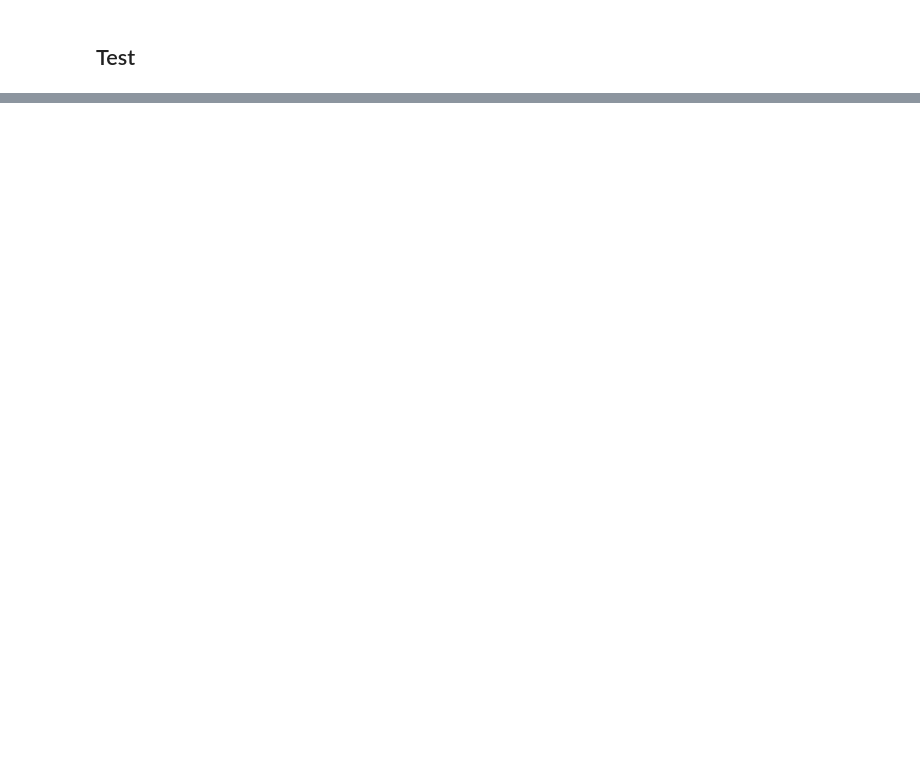
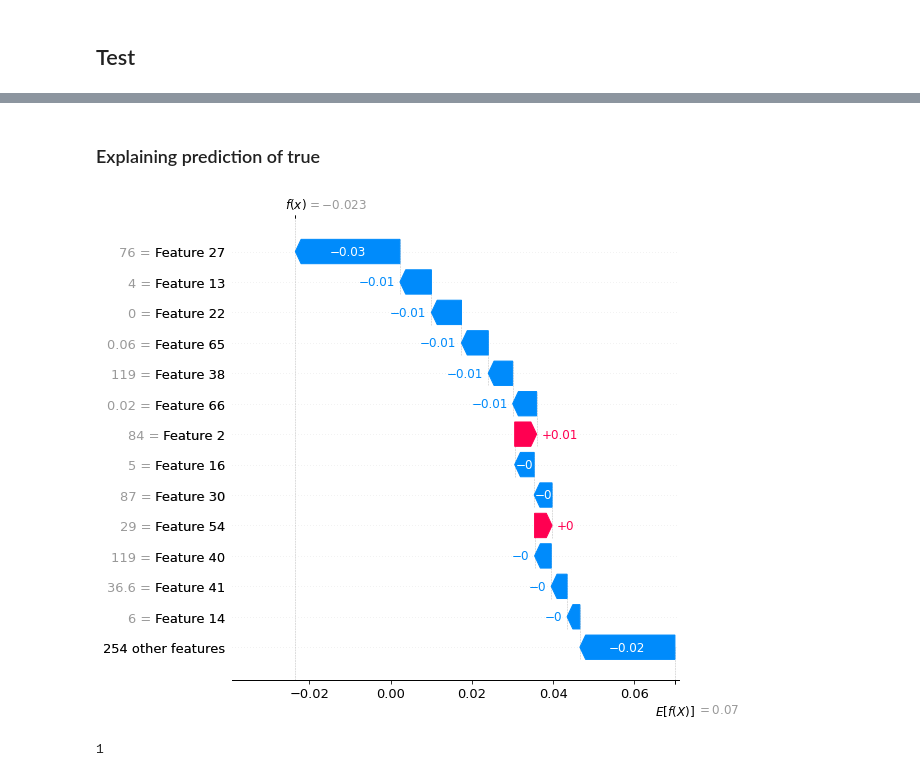
Before and after one commit to EladBil/DS-Squad-Project, a Jupyter notebook: Model/ModelNotebook.ipynb, the cells around one changed output, grey strips where cells are left out. Drawn from its saved outputs; the diff is of its cells as text; code cells hidden in the pictures; blank space fills up the shorter version.

```diff
--- a/Model/ModelNotebook.ipynb
+++ b/Model/ModelNotebook.ipynb
@@ -231,0 +257,7 @@ pred_results
+# %% [markdown]
+### Explaining prediction of true
+# %%
+shap.plots.waterfall(shap_values_500[3], max_display=14)
+# %% [output]
+[figure, added]
+1
```
Also changed, not shown: parts of 26 cells of this notebook.
